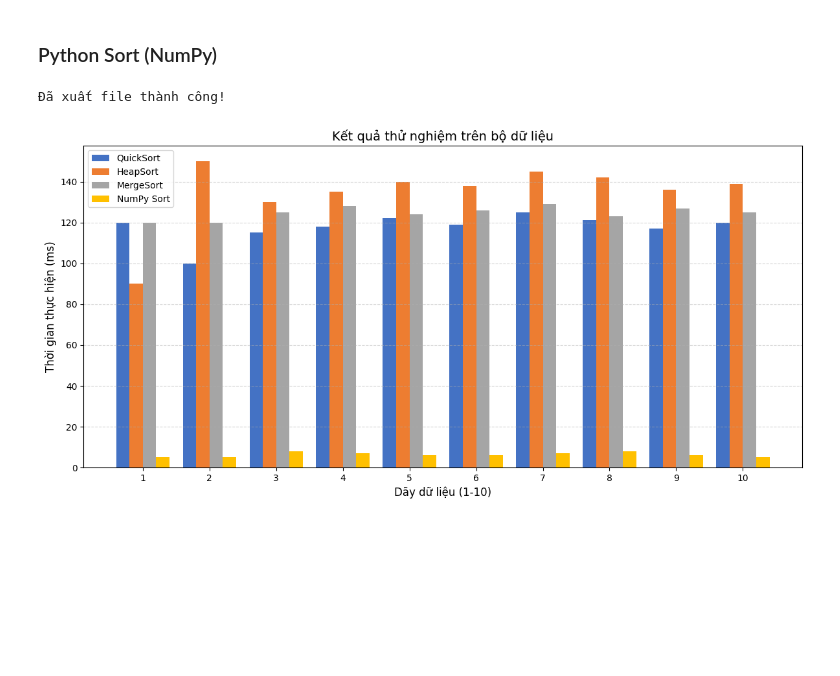
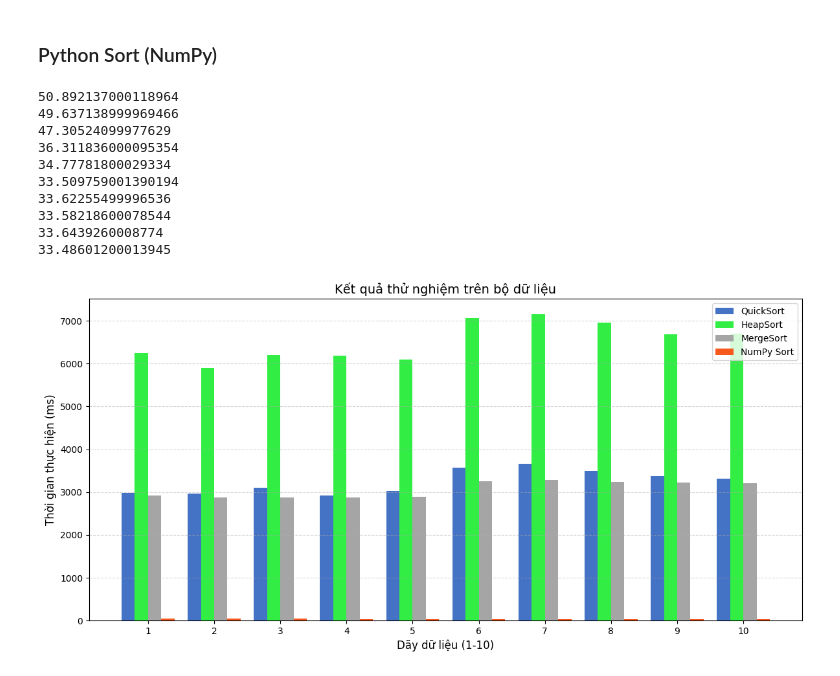
Before and after one commit to NotAvailableRightNow/Sorting-Algorithms-Report, a Jupyter notebook: benchmark.ipynb, the cells around one changed output. Cells and saved outputs as stored; diff of their text form; code cells hidden in the pictures; blank space fills up the shorter version.

```diff
--- a/benchmark.ipynb
+++ b/benchmark.ipynb
@@ -16,7 +12,7 @@ import time
 ### Preparing Dataset
 # %%
 n = 10
-m = 10000
+m = 1000000
 lim = 1e9
 dataSet = gen(n, m, lim)
 # %%
@@ -31,9 +27,8 @@ quickSortDurations = []
 
 for a in dataSet:
     start = time.perf_counter()
-    a = quickSort(a)
+    quickSort(a, 0, m-1)
     end = time.perf_counter()
     quickSortDurations.append((end - start) * 1000)
     print((end - start) * 1000)
-    break
 # %% [output]
@@ -45,7 +49,7 @@ heapSortDurations = []
 
 for a in dataSet:
     start = time.perf_counter()
-    heapSort(a, m)
+    heapSort(a)
     end = time.perf_counter()
     heapSortDurations.append((end - start) * 1000)
     print((end - start) * 1000)
@@ -89,83 +96,41 @@ for a in dataSet:
     a = np.sort(a)
     end = time.perf_counter()
     numpySortDurations.append((end - start) * 1000)
+    print((end - start) * 1000)
+# %% [output]
+50.892137000118964
+49.637138999969466
+47.30524099977629
+36.311836000095354
+34.77781800029334
+33.509759001390194
+33.62255499996536
+33.58218600078544
+33.6439260008774
+33.48601200013945
-# %%
-from docx import Document
-from docx.shared import Inches
-
-# 1. Khởi tạo dữ liệu giả lập (Bạn thay bằng dữ liệu thật của bạn)
-# Ví dụ 10 dãy
-data = {
-    "QuickSort": quickSortDurations,  # List 10 phần tử thời gian
-    "HeapSort": heapSortDurations,
-    "MergeSort": mergeSortDurations,
-    "NumPy Sort": numpySortDurations
-}
-
-# 2. Tạo file Word
-doc = Document()
-doc.add_heading('Báo cáo kết quả thử nghiệm', 0)
-
-# 3. Tạo bảng
-# Bảng có 11 hàng (1 header + 10 dữ liệu) và 5 cột (STT + 4 thuật toán)
-table = doc.add_table(rows=1, cols=5)
-table.style = 'Table Grid' # Kẻ khung cho bảng
-
-# Tạo tiêu đề cột
-hdr_cells = table.rows[0].cells
-hdr_cells[0].text = 'Dữ liệu'
-hdr_cells[1].text = 'QuickSort (ms)'
-hdr_cells[2].text = 'HeapSort (ms)'
-hdr_cells[3].text = 'MergeSort (ms)'
-hdr_cells[4].text = 'NumPy Sort (ms)'
-
-# Điền dữ liệu
-for i in range(10):
-    row_cells = table.add_row().cells
-    row_cells[0].text = str(i + 1) # Cột STT
-    row_cells[1].text = f"{data['QuickSort'][i]:.2f}"
-    row_cells[2].text = f"{data['HeapSort'][i]:.2f}"
-    row_cells[3].text = f"{data['MergeSort'][i]:.2f}"
-    row_cells[4].text = f"{data['NumPy Sort'][i]:.2f}"
-
-# Tính trung bình (Hàng cuối cùng)
-avg_row = table.add_row().cells
-avg_row[0].text = 'Trung bình'
-avg_row[1].text = f"{sum(data['QuickSort'])/10:.2f}"
-avg_row[2].text = f"{sum(data['HeapSort'])/10:.2f}"
-avg_row[3].text = f"{sum(data['MergeSort'])/10:.2f}"
-avg_row[4].text = f"{sum(data['NumPy Sort'])/10:.2f}"
-
-# 4. Lưu file
-doc.save('Ket_qua_thu_nghiem.docx')
-print("Đã xuất file thành công!")
-# %% [output]
-Đã xuất file thành công!
 # %%
 import matplotlib.pyplot as plt
 import numpy as np
 
 
 labels = np.arange(1, 11)
 width = 0.2
 
 fig, ax = plt.subplots(figsize=(12, 6))
 
 rects1 = ax.bar(labels - 1.5*width, quickSortDurations, width, label='QuickSort', color='#4472C4')
-rects2 = ax.bar(labels - 0.5*width, heapSortDurations, width, label='HeapSort', color='#ED7D31')
+rects2 = ax.bar(labels - 0.5*width, heapSortDurations, width, label='HeapSort', color="#31ED44")
 rects3 = ax.bar(labels + 0.5*width, mergeSortDurations, width, label='MergeSort', color='#A5A5A5')
-rects4 = ax.bar(labels + 1.5*width, numpySortDurations, width, label='NumPy Sort', color="#71EF71")
+rects4 = ax.bar(labels + 1.5*width, numpySortDurations, width, label='NumPy Sort', color="#F6591B")
 
-# Trang trí biểu đồ
 ax.set_xlabel('Dãy dữ liệu (1-10)', fontsize=12)
 ax.set_ylabel('Thời gian thực hiện (ms)', fontsize=12)
 ax.set_title('Kết quả thử nghiệm trên bộ dữ liệu', fontsize=14)
 ax.set_xticks(labels)
 ax.legend()
 ax.grid(axis='y', linestyle='--', alpha=0.5)
 
-# Hiển thị
 plt.tight_layout()
 plt.show()
 # %% [output]
-[figure, old version]
+[figure, new version]
```
Also changed, not shown: parts of 6 cells of this notebook, 2 other files.
